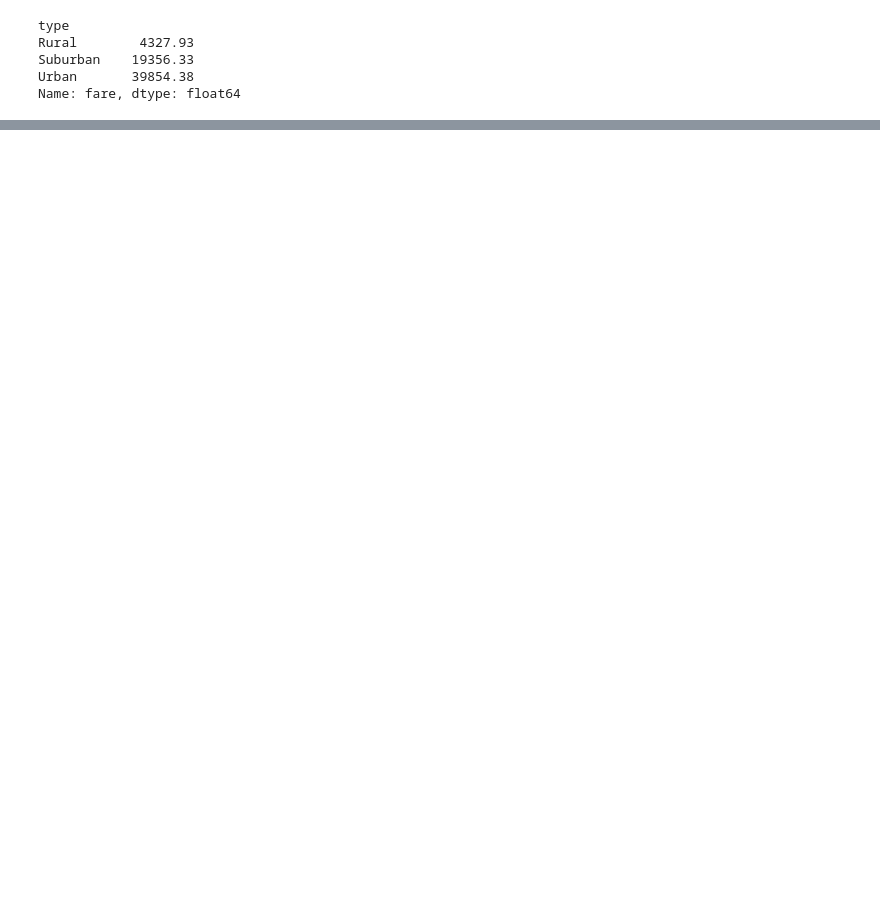
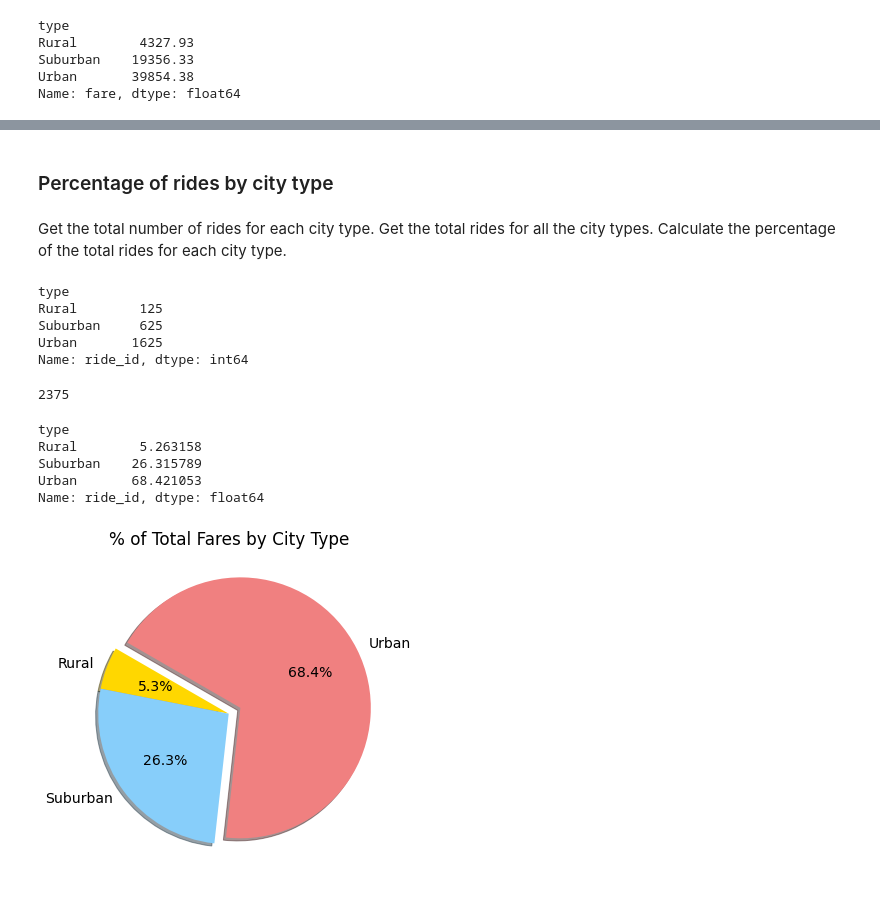
Before and after one commit to katiarp/PyBer_Analysis, a Jupyter notebook: PyBer.ipynb, the cells around one changed output, grey strips where cells are left out. Drawn from its saved outputs; the diff is of its cells as text; code cells hidden in the pictures; blank space fills up the shorter version.

Commit message:
Created pie chart with percentage of rides by city type

```diff
--- a/PyBer.ipynb
+++ b/PyBer.ipynb
@@ -961,0 +962,51 @@ plt.show()
+# %% [markdown]
+### Percentage of rides by city type
+# %% [markdown]
+Get the total number of rides for each city type.
+Get the total rides for all the city types.
+Calculate the percentage of the total rides for each city type.
+# %%
+#Get the sum of rides for each city type. We're using groupby(), to group city type, then sum() to add total rides.
+ride_count_by_type = pyber_data_df.groupby(["type"]).count()["ride_id"]
+ride_count_by_type
+# %% [output]
+type
+Rural        125
+Suburban     625
+Urban       1625
+Name: ride_id, dtype: int64
+# %%
+#Get count of all the rides.
+total_rides= pyber_data_df["ride_id"].count()
+total_rides
+# %% [output]
+2375
+# %%
+ride_percents = ride_count_by_type/total_rides*100
+ride_percents
+# %% [output]
+type
+Rural        5.263158
+Suburban    26.315789
+Urban       68.421053
+Name: ride_id, dtype: float64
+# %%
+# Build the percentage of rides by city type pie chart
+plt.subplots(figsize=(10,6))
+plt.pie(ride_percents,
+        labels=["Rural","Suburban","Urban"],
+        colors=["gold", "lightskyblue", "lightcoral"],
+        explode=[0,0,0.1],
+        autopct= "%1.1f%%",
+        shadow=True,
+        startangle=150)
+plt.title("% of Total Fares by City Type")
+#Change the defult font size from 10 to 14
+mpl.rcParams["font.size"]=14
+#Save Figure
+plt.savefig("Resources/Fig6.png")
+
+#Show figure
+plt.show()
+# %% [output]
+[figure, added]
```
Also changed, not shown: parts of 10 cells of this notebook, 1 other file.
